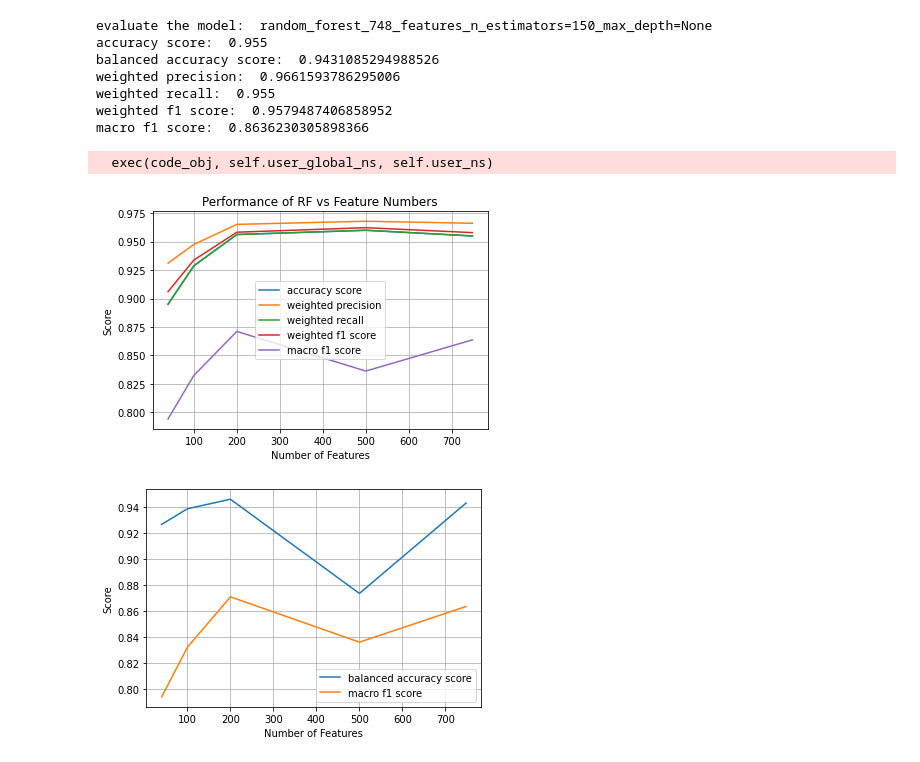
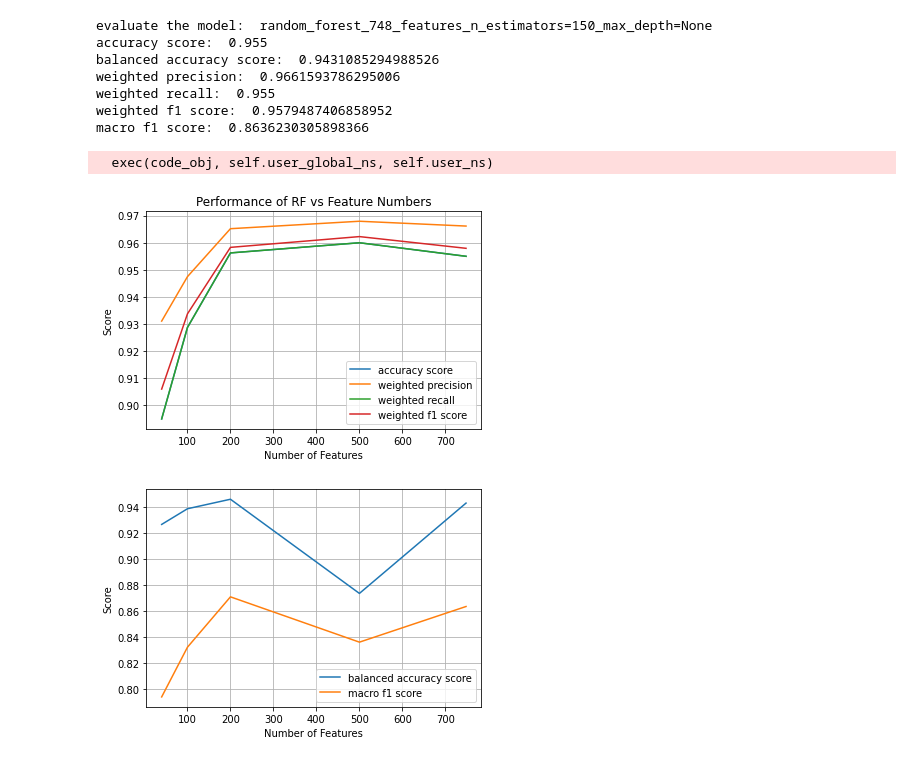
Before and after one commit to AdamWu-330/IntentClassification, a Jupyter notebook: ATIS/ATIS_RF.ipynb, the cells around one changed output. Cells and saved outputs as stored; diff of their text form; code cells hidden in the pictures.

```diff
--- a/ATIS/ATIS_RF.ipynb
+++ b/ATIS/ATIS_RF.ipynb
@@ -166,6 +165,9 @@ weighted recall:  0.955
 weighted f1 score:  0.9579487406858952
 macro f1 score:  0.8636230305898366
 # %%
+import matplotlib.pyplot as plt
+import pandas as pd
+
 # plot the feature importance graph for random forest
 plt.title('Performance of RF vs Feature Numbers')
 plt.xlabel('Number of Features')
@@ -173,33 +175,32 @@ plt.ylabel('Score')
 
 eval_path = '/content/drive/MyDrive/nlp_datasets/ATIS dataset/models/evaluation_rf_updated.csv'
 eval_result = pd.read_csv(eval_path, error_bad_lines=False, engine='python', encoding='utf-8')
 
 feature_numbers = eval_result['num_features'].to_list()
 accuracy_scores = eval_result['accuracy score'].to_list()
 balanced_accuracy_scores = eval_result['balanced accuracy score'].to_list()
 weighted_precision = eval_result['weighted precision'].to_list()
 weighted_recall = eval_result['weighted recall'].to_list()
 weighted_f1_scores = eval_result['weighted f1 score'].to_list()
 macro_f1_scores = eval_result['macro f1 score'].to_list()
 
 plt.plot(feature_numbers, accuracy_scores, label='accuracy score')
 plt.plot(feature_numbers, weighted_precision, label='weighted precision')
 plt.plot(feature_numbers, weighted_recall, label='weighted recall')
 plt.plot(feature_numbers, weighted_f1_scores, label='weighted f1 score')
-plt.plot(feature_numbers, macro_f1_scores, label='macro f1 score')
 plt.legend()
 plt.grid()
 
 plt.figure()
 plt.xlabel('Number of Features')
 plt.ylabel('Score')
 plt.plot(feature_numbers, balanced_accuracy_scores, label='balanced accuracy score')
 plt.plot(feature_numbers, macro_f1_scores, label='macro f1 score')
 
 plt.legend()
 plt.grid()
 plt.show()
 # %% [output]
   exec(code_obj, self.user_global_ns, self.user_ns)
-[figure, old version]
+[figure, new version]
 [figure]
```
Also changed, not shown: parts of 1 cell of this notebook.
